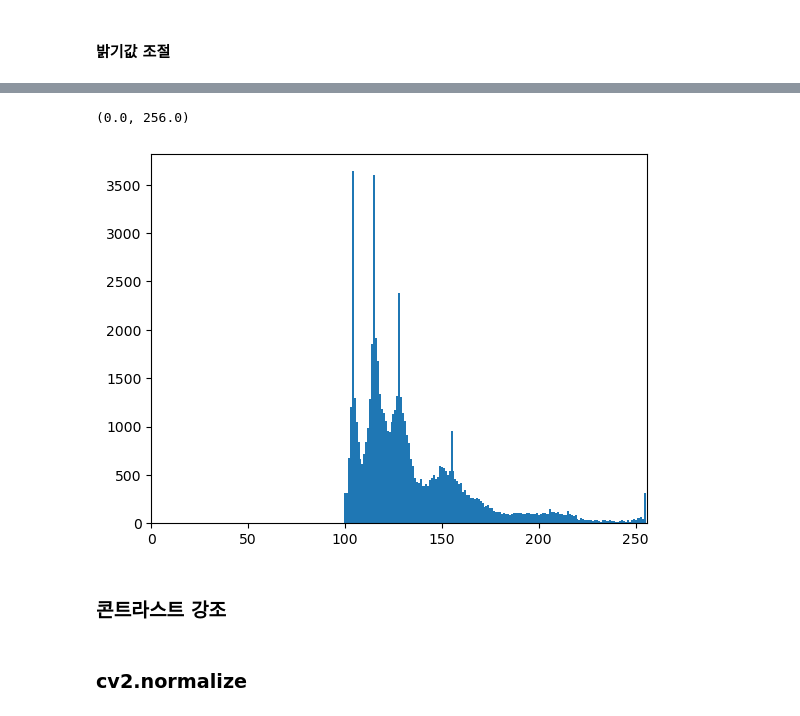
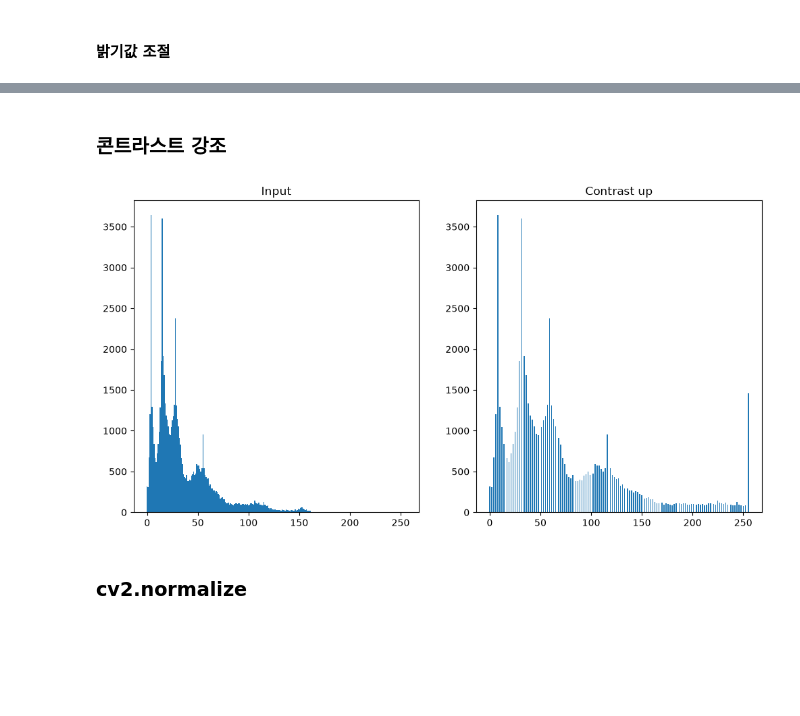
Before and after one commit to hjk7902/opencv, a Jupyter notebook: OpenCV-Book-src - 5장. 화질 개선.ipynb, the cells around one changed output, grey strips where cells are left out. Cells and saved outputs as stored; diff of their text form; code cells hidden in the pictures; blank space fills up the shorter version.

```diff
--- a/OpenCV-Book-src - 5장. 화질 개선.ipynb
+++ b/OpenCV-Book-src - 5장. 화질 개선.ipynb
@@ -316,27 +370,16 @@ plt.xlim([0,256])
-# %%
-import matplotlib.pyplot as plt
-
-img2 = brightness(img, threshold=100)
-plt.bar(x=list(range(256)), height=histogram(img2), width=1)
-plt.xlim([0,256])
-# %% [output]
-(0.0, 256.0)
-[figure, removed]
 # %% [markdown]
 ### 콘트라스트 강조
 # %%
+import numpy as np
+
 def contrast(img, low=0, high=255):
+    img = img.astype(np.int16)
     height, width = img.shape
-    img_ = np.zeros(img.shape, dtype=np.uint8)
+    output = np.zeros(img.shape, dtype=np.uint8)
 
     for y in range(height):
         for x in range(width):
             temp = (int)((255/(high-low)) * (img[y][x]-low));
-            if (temp > 255):
-                img_[y][x] = 255
-            elif(temp < 0):
-                img_[y][x] = 0
-            else:
-                img_[y][x] = temp
-    return img_
+            output[y][x] = np.clip(temp, 0, 255)
+    return output
 # %%
@@ -345,6 +390,31 @@ img2 = contrast(img, 0, 160)
 cv2.imshow("Image", np.c_[img, img2])
 cv2.waitKey()
 cv2.destroyAllWindows()
+# %%
+import matplotlib.pyplot as plt
+import cv2
+
+img = cv2.imread("images/couple256.jpg", cv2.IMREAD_GRAYSCALE)
+histogram = cv2.calcHist(
+    images=[img], channels=[0], mask=None,
+    histSize=[256], ranges=[0, 256]
+)
+plt.figure(figsize=(12,6))
+plt.subplot(121)
+plt.bar(x=range(256), height=histogram, width=1)
+plt.title("Input")
+
+img2 = contrast(img, 0, 120)
+histogram2 = cv2.calcHist(
+    images=[img2], channels=[0], mask=None,
+    histSize=[256], ranges=[0, 256]
+)
+plt.subplot(122)
+plt.bar(x=range(256), height=histogram2, width=1)
+plt.title("Contrast up")
+plt.show()
+# %% [output]
+[figure, added]
 # %% [markdown]
 ### cv2.normalize
 # %%
```
Also changed, not shown: parts of 78 cells of this notebook, 6 other files.
